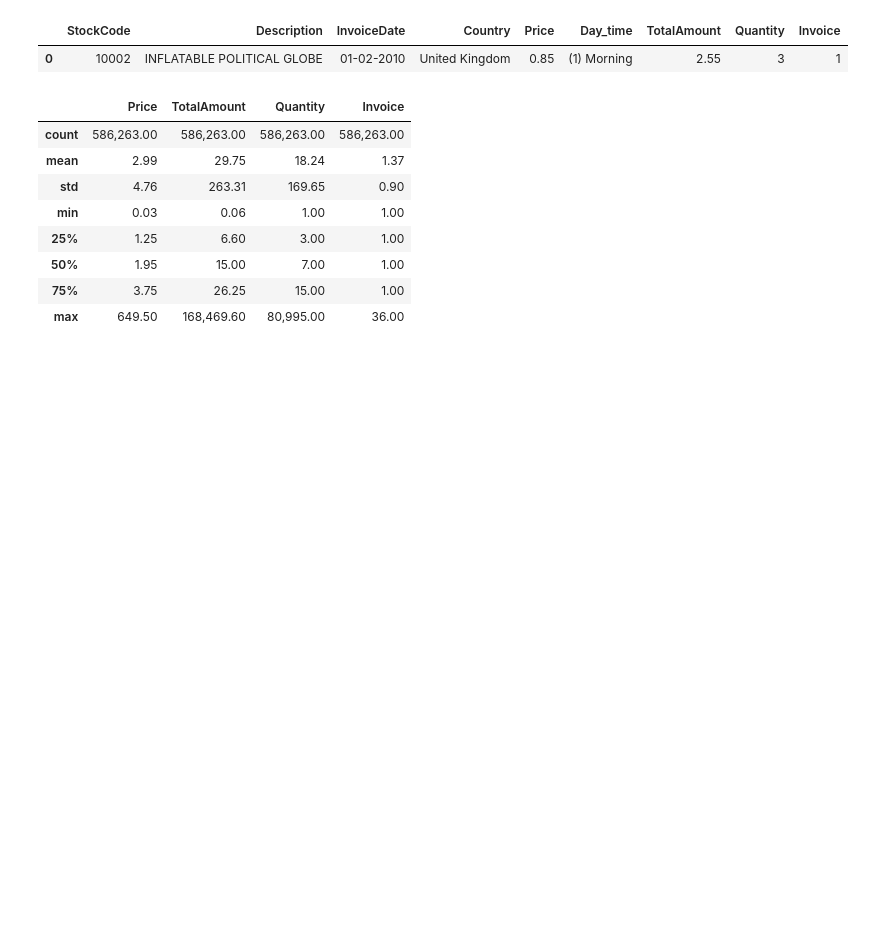
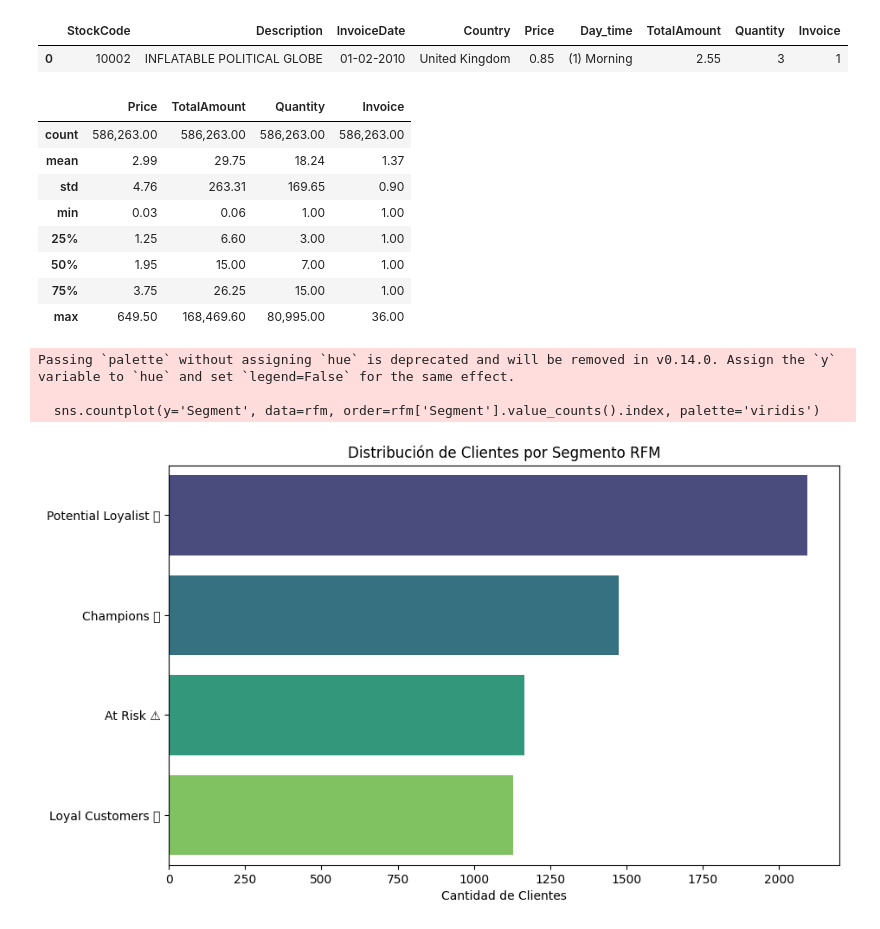
Before and after one commit to Caleum2798/Retail-Analytics-RFM-Segmentation---Product-Clustering, a Jupyter notebook: notebooks/Retail.ipynb, the cells around one changed output. Cells and saved outputs as stored; diff of their text form; code cells hidden in the pictures; blank space fills up the shorter version.

```diff
--- a/notebooks/Retail.ipynb
+++ b/notebooks/Retail.ipynb
@@ -130,3 +127,70 @@ fact.describe()
 # %%
 fact.to_csv('../data/fact.csv', sep='|', encoding='latin1', index=False)
 df_raw.to_csv('../data/data_raw.csv',sep='|', encoding='latin1', index=False)
+# %%
+df_raw['InvoiceDate'] = pd.to_datetime(df_raw['InvoiceDate'], dayfirst=True)
+# %%
+# Renombrar columnas para que coincidan con el código estándar
+df_raw.rename(columns={
+    'Customer ID':'CustomerID',
+    'Invoice': 'InvoiceNo',  # Cambiamos Invoice -> InvoiceNo
+    'Price': 'UnitPrice'     # Cambiamos Price -> UnitPrice (por si acaso)
+}, inplace=True)
+# %%
+# Definir fecha de referencia (1 día después de la última venta)
+snapshot_date = df_raw['InvoiceDate'].max() + dt.timedelta(days=1)
+
+# Calcular métricas RFM
+rfm = df_raw.groupby('CustomerID').agg({
+    'InvoiceDate': lambda x: (snapshot_date - x.max()).days, # Recency
+    'InvoiceNo': 'count',                                   # Frequency
+    'TotalAmount': 'sum'                                    # Monetary
+}).reset_index()
+
+rfm.rename(columns={
+    'InvoiceDate': 'Recency',
+    'InvoiceNo': 'Frequency',
+    'TotalAmount': 'Monetary'
+}, inplace=True)
+
+# Crear puntajes (1 a 5) usando cuartiles
+labels = range(1, 6)
+rfm['R_Score'] = pd.qcut(rfm['Recency'], q=5, labels=list(reversed(labels))) # Recency: menor es mejor (5)
+rfm['F_Score'] = pd.qcut(rfm['Frequency'].rank(method='first'), q=5, labels=labels)
+rfm['M_Score'] = pd.qcut(rfm['Monetary'], q=5, labels=labels)
+
+# Crear Segmentos (Combinación de R y F)
+def segment_customer(row):
+    r = int(row['R_Score'])
+    f = int(row['F_Score'])
+
+    if r >= 4 and f >= 4: return "Champions 🏆"
+    elif r >= 3 and f >= 3: return "Loyal Customers 💎"
+    elif r >= 2 and f >= 1: return "Potential Loyalist 🌱"
+    elif r <= 1: return "At Risk ⚠️"
+    else: return "Standard"
+
+rfm['Segment'] = rfm.apply(segment_customer, axis=1)
+
+# --- GRÁFICO 1: Distribución de Segmentos ---
+save_path = '../images'
+
+# 2. Crear la carpeta si no existe (esto evita el error FileNotFoundError)
+if not os.path.exists(save_path):
+    os.makedirs(save_path)
+
+# --- GRÁFICO 1: Distribución de Segmentos ---
+plt.figure(figsize=(10, 6))
+sns.countplot(y='Segment', data=rfm, order=rfm['Segment'].value_counts().index, palette='viridis')
+plt.title('Distribución de Clientes por Segmento RFM')
+plt.xlabel('Cantidad de Clientes')
+plt.ylabel('')
+
+# 3. Guardar usando la ruta corregida
+plt.savefig(os.path.join(save_path, 'rfm_segments.png'), bbox_inches='tight')
+plt.show()
+# %% [output]
+Passing `palette` without assigning `hue` is deprecated and will be removed in v0.14.0. Assign the `y` variable to `hue` and set `legend=False` for the same effect.
+
+  sns.countplot(y='Segment', data=rfm, order=rfm['Segment'].value_counts().index, palette='viridis')
+[figure, added]
```
Also changed, not shown: parts of 4 cells of this notebook, 4 other files.
